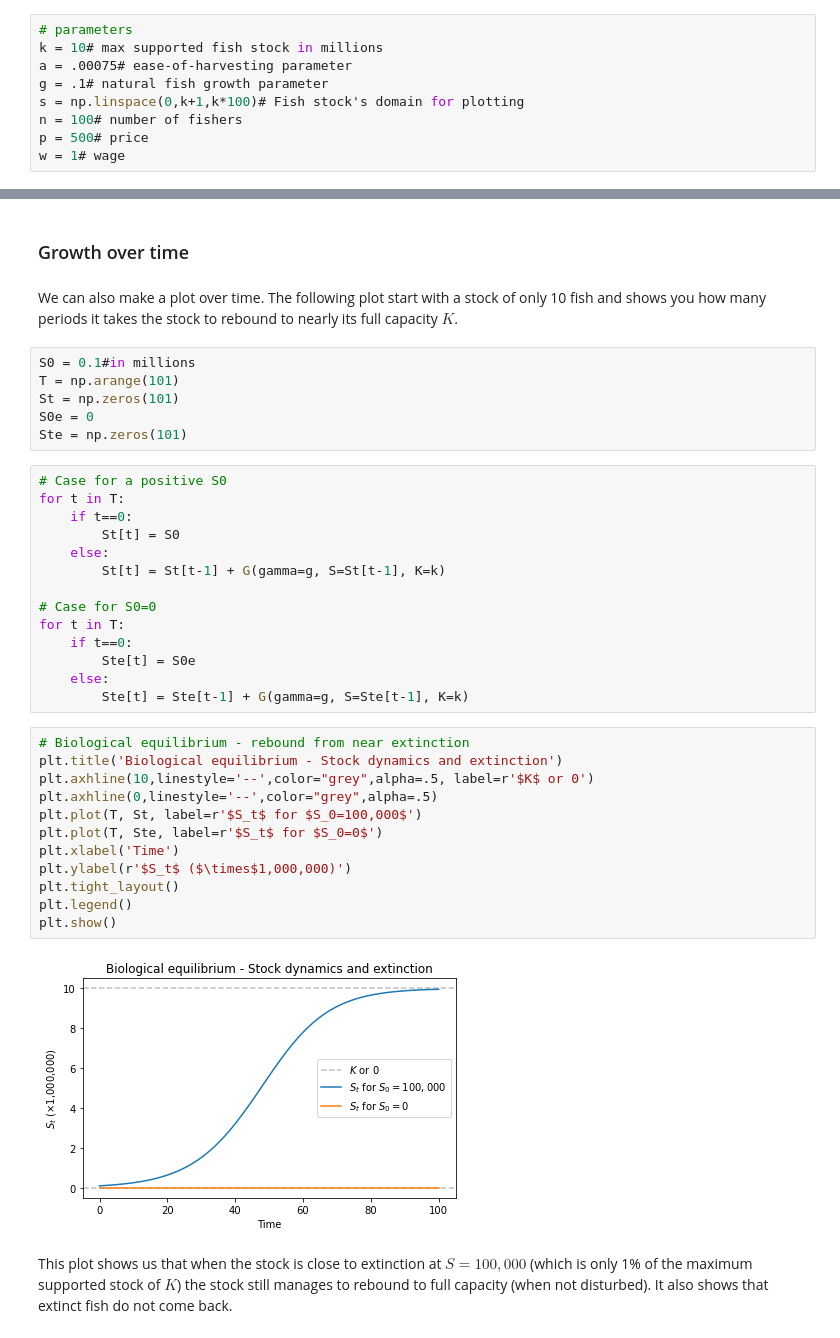
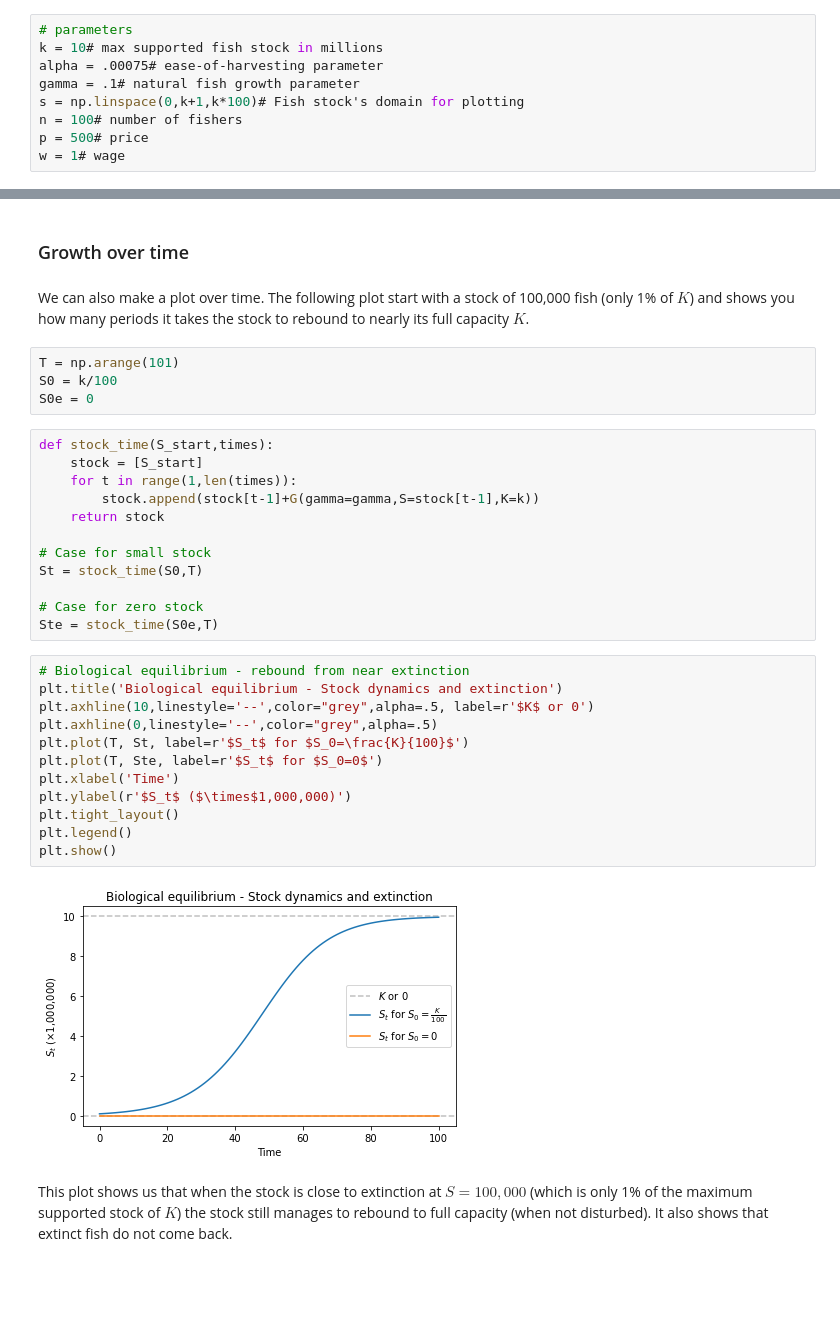
Before and after one commit to Leonbremer/fisheries, a Jupyter notebook: fish.ipynb, the cells around one changed output, grey strips where cells are left out. Saved outputs shown, nothing was run; the diff lists cells and outputs as text; blank space fills up the shorter version.

```diff
--- a/fish.ipynb
+++ b/fish.ipynb
@@ -20,8 +20,8 @@ Second, let us define some global parameters.
 # %%
 # parameters
 k = 10# max supported fish stock in millions
-a = .00075# ease-of-harvesting parameter
-g = .1# natural fish growth parameter
+alpha = .00075# ease-of-harvesting parameter
+gamma = .1# natural fish growth parameter
 s = np.linspace(0,k+1,k*100)# Fish stock's domain for plotting
 n = 100# number of fishers
 p = 500# price
@@ -125,41 +127,37 @@ Also note the maximum growth halfway $K$. This is relevant later.
 # %% [markdown]
 ### Growth over time
 # %% [markdown]
-We can also make a plot over time. The following plot start with a stock of only 10 fish and shows you how many periods it takes the stock to rebound to nearly its full capacity $K$.
+We can also make a plot over time. The following plot start with a stock of 100,000 fish (only 1% of $K$) and shows you how many periods it takes the stock to rebound to nearly its full capacity $K$.
 # %%
-S0 = 0.1#in millions
 T = np.arange(101)
-St = np.zeros(101)
+S0 = k/100
 S0e = 0
-Ste = np.zeros(101)
 # %%
-# Case for a positive S0
-for t in T:
-    if t==0:
-        St[t] = S0
-    else:
-        St[t] = St[t-1] + G(gamma=g, S=St[t-1], K=k)
+def stock_time(S_start,times):
+    stock = [S_start]
+    for t in range(1,len(times)):
+        stock.append(stock[t-1]+G(gamma=gamma,S=stock[t-1],K=k))
+    return stock
 
-# Case for S0=0
-for t in T:
-    if t==0:
-        Ste[t] = S0e
-    else:
-        Ste[t] = Ste[t-1] + G(gamma=g, S=Ste[t-1], K=k)
+# Case for small stock
+St = stock_time(S0,T)
+
+# Case for zero stock
+Ste = stock_time(S0e,T)
 # %%
 # Biological equilibrium - rebound from near extinction
 plt.title('Biological equilibrium - Stock dynamics and extinction')
 plt.axhline(10,linestyle='--',color="grey",alpha=.5, label=r'$K$ or 0')
 plt.axhline(0,linestyle='--',color="grey",alpha=.5)
-plt.plot(T, St, label=r'$S_t$ for $S_0=100,000$')
+plt.plot(T, St, label=r'$S_t$ for $S_0=\frac{K}{100}$')
 plt.plot(T, Ste, label=r'$S_t$ for $S_0=0$')
 plt.xlabel('Time')
 plt.ylabel(r'$S_t$ ($\times$1,000,000)')
 plt.tight_layout()
 plt.legend()
 plt.show()
 # %% [output]
-[figure, old version]
+[figure, new version]
 # %% [markdown]
 This plot shows us that when the stock is close to extinction at $S = 100,000$ (which is only 1% of the maximum supported stock of $K$) the stock still manages to rebound to full capacity (when not disturbed). It also shows that extinct fish do not come back.
 # %% [markdown]
```
Also changed, not shown: parts of 15 cells of this notebook.
